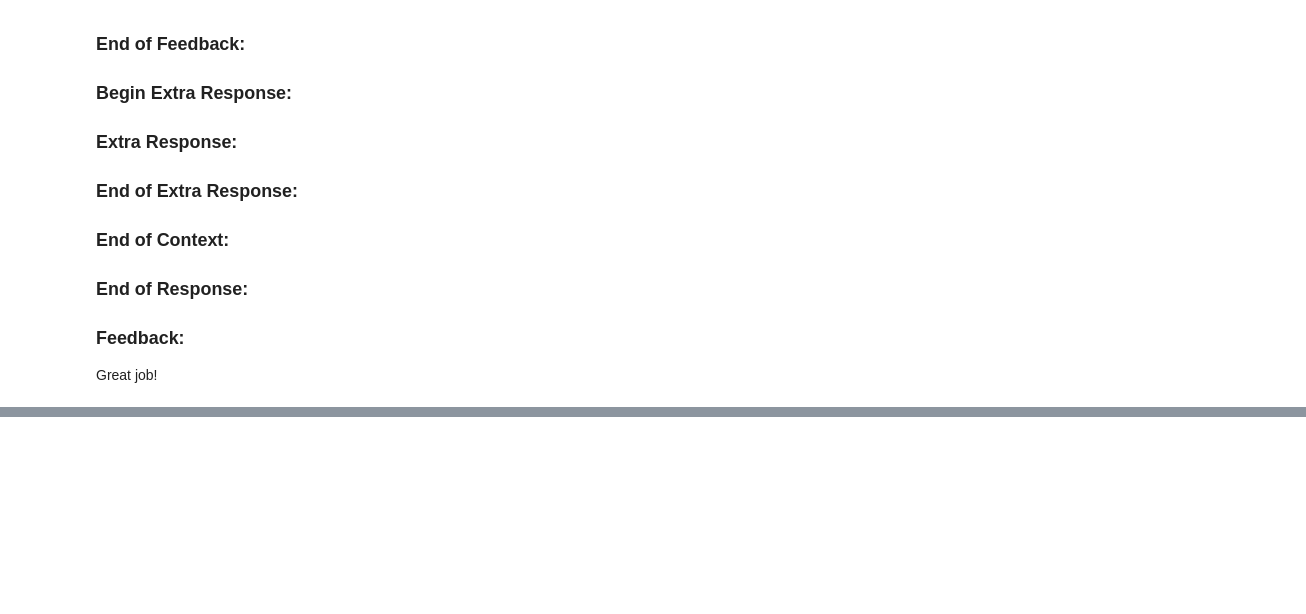
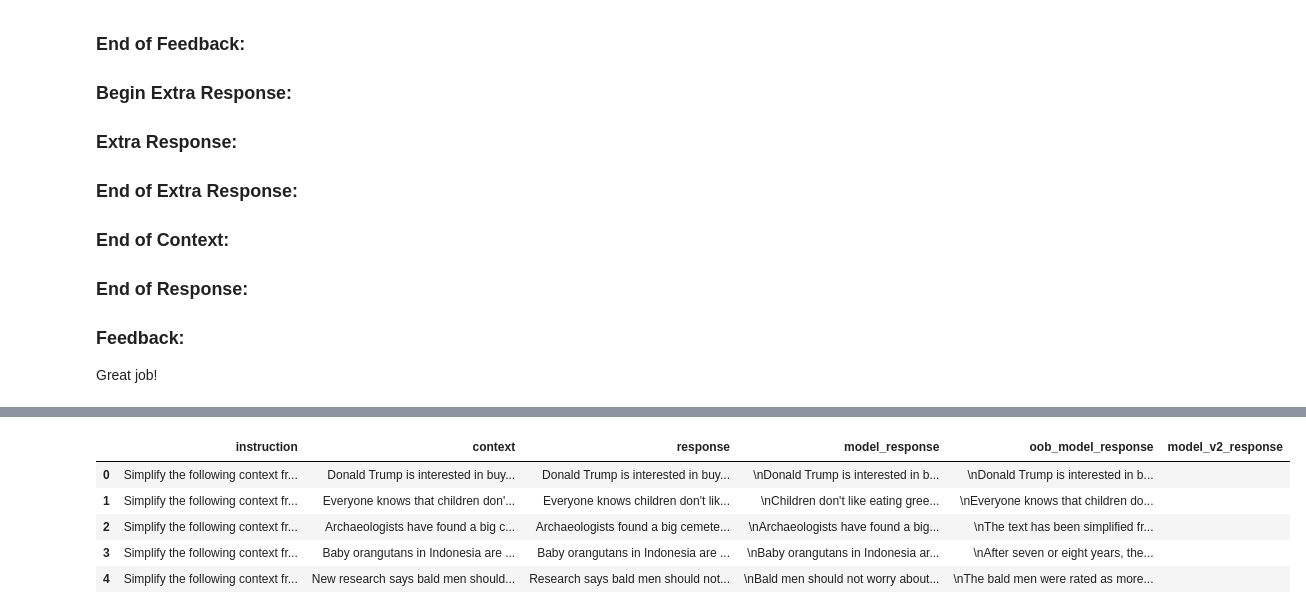
Before and after one commit to egehanyorulmaz/keep-it-simple-ai, a Jupyter notebook: text_simplification/llama-2-qlora/KiSAI_Finetune_LLamA_2.ipynb, the cells around one changed output, grey strips where cells are left out. Saved outputs shown, nothing was run; the diff lists cells and outputs as text; code cells hidden in the pictures; blank space fills up the shorter version.

```diff
--- a/text_simplification/llama-2-qlora/KiSAI_Finetune_LLamA_2.ipynb
+++ b/text_simplification/llama-2-qlora/KiSAI_Finetune_LLamA_2.ipynb
@@ -650,6 +797,18 @@ data.iloc[0]["response"]
 data["model_response"] = ""
 # %%
 PATH = "gs://kisai-data-msca310019-capstone/Text_Simplification/finetuned_llama2_responses.csv"
+# %%
+data_v2 = pd.read_csv(PATH)
+data_v2["model_v2_response"] = ""
+# %%
+data_v2.head()
+# %% [output]
+|  | instruction | context | response | model_response | oob_model_response | model_v2_response |
+| 0 | Simplify the following context fr... | Donald Trump is interested in buy... | Donald Trump is interested in buy... | \nDonald Trump is interested in b... | \nDonald Trump is interested in b... |  |
+| 1 | Simplify the following context fr... | Everyone knows that children don'... | Everyone knows children don't lik... | \nChildren don't like eating gree... | \nEveryone knows that children do... |  |
+| 2 | Simplify the following context fr... | Archaeologists have found a big c... | Archaeologists found a big cemete... | \nArchaeologists have found a big... | \nThe text has been simplified fr... |  |
+| 3 | Simplify the following context fr... | Baby orangutans in Indonesia are ... | Baby orangutans in Indonesia are ... | \nBaby orangutans in Indonesia ar... | \nAfter seven or eight years, the... |  |
+| 4 | Simplify the following context fr... | New research says bald men should... | Research says bald men should not... | \nBald men should not worry about... | \nThe bald men were rated as more... |  |
 # %%
 import time
 
```
Also changed, not shown: parts of 74 cells of this notebook.
